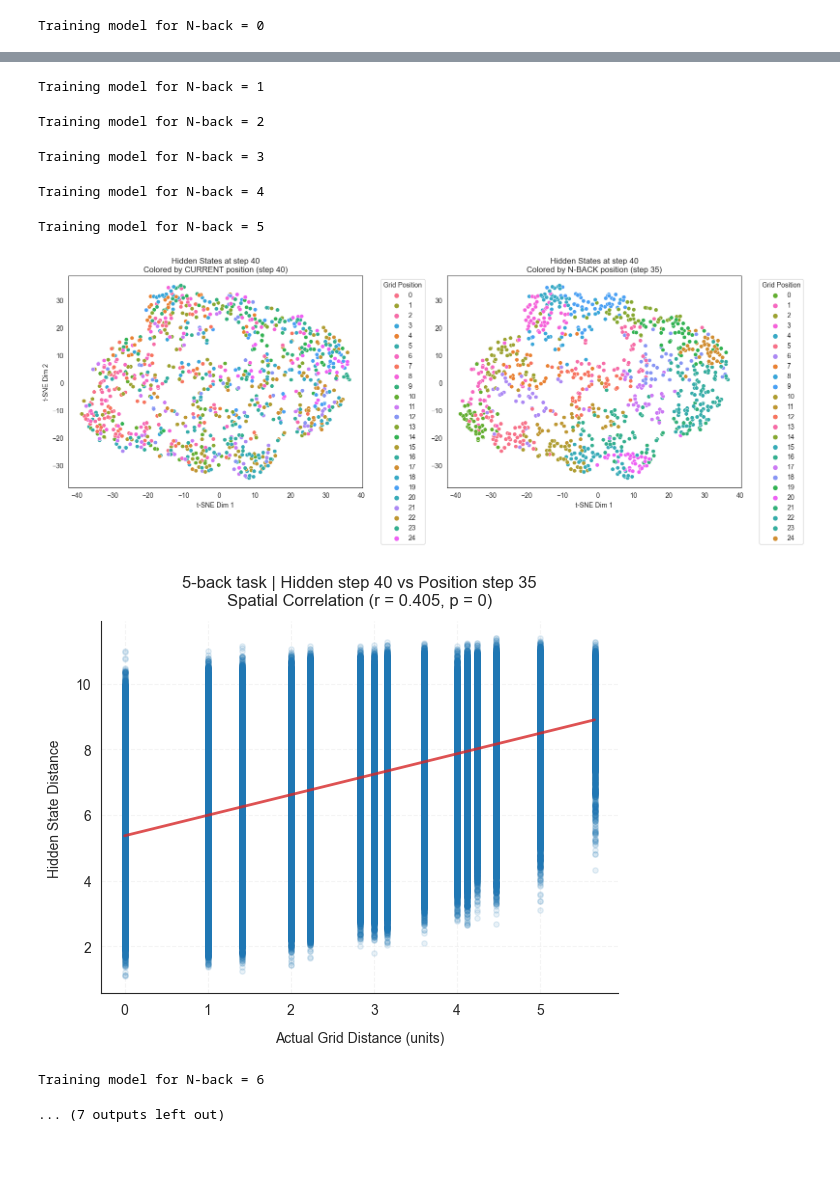
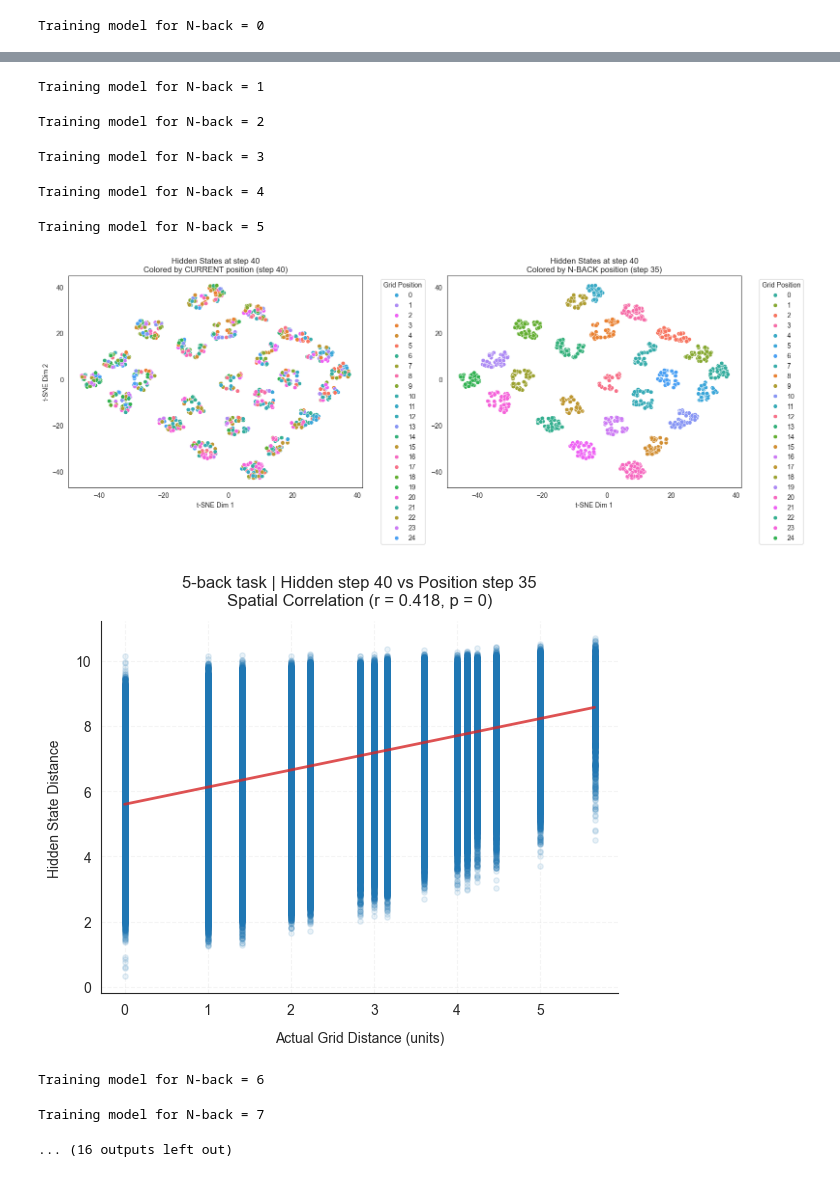
Before and after one commit to neur1s/GridVaders, a Jupyter notebook: LSTM functions/lstm_demo.ipynb, the cells around one changed output, grey strips where cells are left out. Drawn from its saved outputs; the diff is of its cells as text; code cells hidden in the pictures.

Commit message:
LSTM improvements
Increased sample size for test_dataset (10_000 instead of 1_000) and added dropout of 0.2

```diff
--- a/LSTM functions/lstm_demo.ipynb
+++ b/LSTM functions/lstm_demo.ipynb
@@ -3,16 +3,15 @@ from lstm_explorer import sample_and_train, get_hidden_states, NBackDataset
 from lstm_plots import plot_tsne, plot_spatial_correlation, plot_accuracies
 
 accuracies = []
-n_max=10
+n_max=20
 for n_back in range(n_max + 1):
     print(f"Training model for N-back = {n_back}")
     model, accuracy, test_loss, train_loss = sample_and_train(n_back)
     accuracies.append(accuracy)
 
-    # Only plot for N = 0, 5, 10
-    if n_back in [0, 5, 10]:
+    if n_back in [0, 5, 10]: # Only plot for N = 0, 5, 10
         # Get hidden states for t-SNE and correlation
-        test_dataset = NBackDataset(1000, n_back)
+        test_dataset = NBackDataset(10_000, n_back)
         hidden_states, current_labels, nback_labels = get_hidden_states(
             model, test_dataset, time_step=40, n_back=n_back
         )
@@ -46,9 +36,10 @@ information and possible workarounds, please see
+Training model for N-back = 1
-Training model for N-back = 1
+Training model for N-back = 2
-Training model for N-back = 2
+Training model for N-back = 3
-Training model for N-back = 3
+Training model for N-back = 4
-Training model for N-back = 4
+Training model for N-back = 5
-Training model for N-back = 5
-[figure, old version]
+[figure, new version]
-[figure, old version]
+[figure, new version]
+Training model for N-back = 6
-Training model for N-back = 6
+Training model for N-back = 7
-... (7 outputs left out)
+... (16 outputs left out)
```
Also changed, not shown: parts of 1 cell of this notebook, 1 other file.
